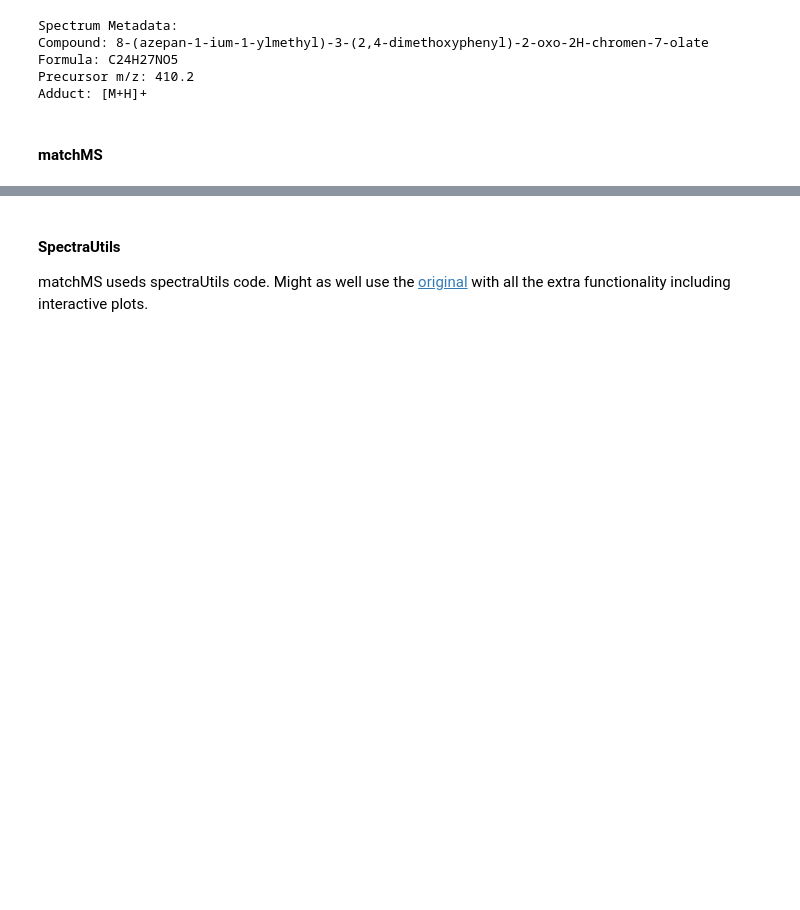
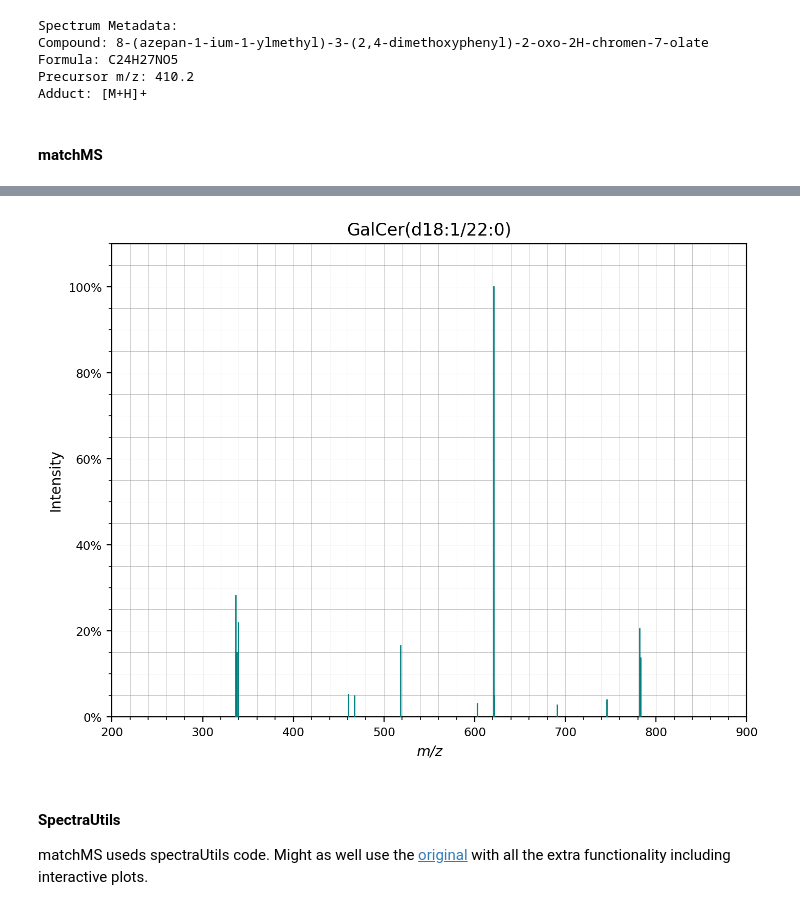
Before and after one commit to Knerten0815/master-thesis-code, a Jupyter notebook: ChemspaceExplorerExplorer.ipynb, the cells around one changed output, grey strips where cells are left out. Drawn from its saved outputs; the diff is of its cells as text; code cells hidden in the pictures; blank space fills up the shorter version.

```diff
--- a/ChemspaceExplorerExplorer.ipynb
+++ b/ChemspaceExplorerExplorer.ipynb
@@ -222,3 +296,20 @@ query_spectra[0].plot_against(query_spectra[1])
+# %%
+import matplotlib.pyplot as plt
+
+def set_transparent(fig, ax):
+    # Set transparent background for both figure and axes
+    fig.patch.set_alpha(0.0)  # Make figure background transparent
+    ax.patch.set_alpha(0.0)   # Make axes background transparent
+
+    # Make text label backgrounds transparent
+    for text in ax.texts:
+        text.set_backgroundcolor('none')
+# %%
+fig, ax = query_spectra[0].plot()
+set_transparent(fig, ax)
+plt.show()
+# %% [output]
+[figure, added]
 # %% [markdown]
 #### SpectraUtils
 
```
Also changed, not shown: parts of 8 cells of this notebook.
